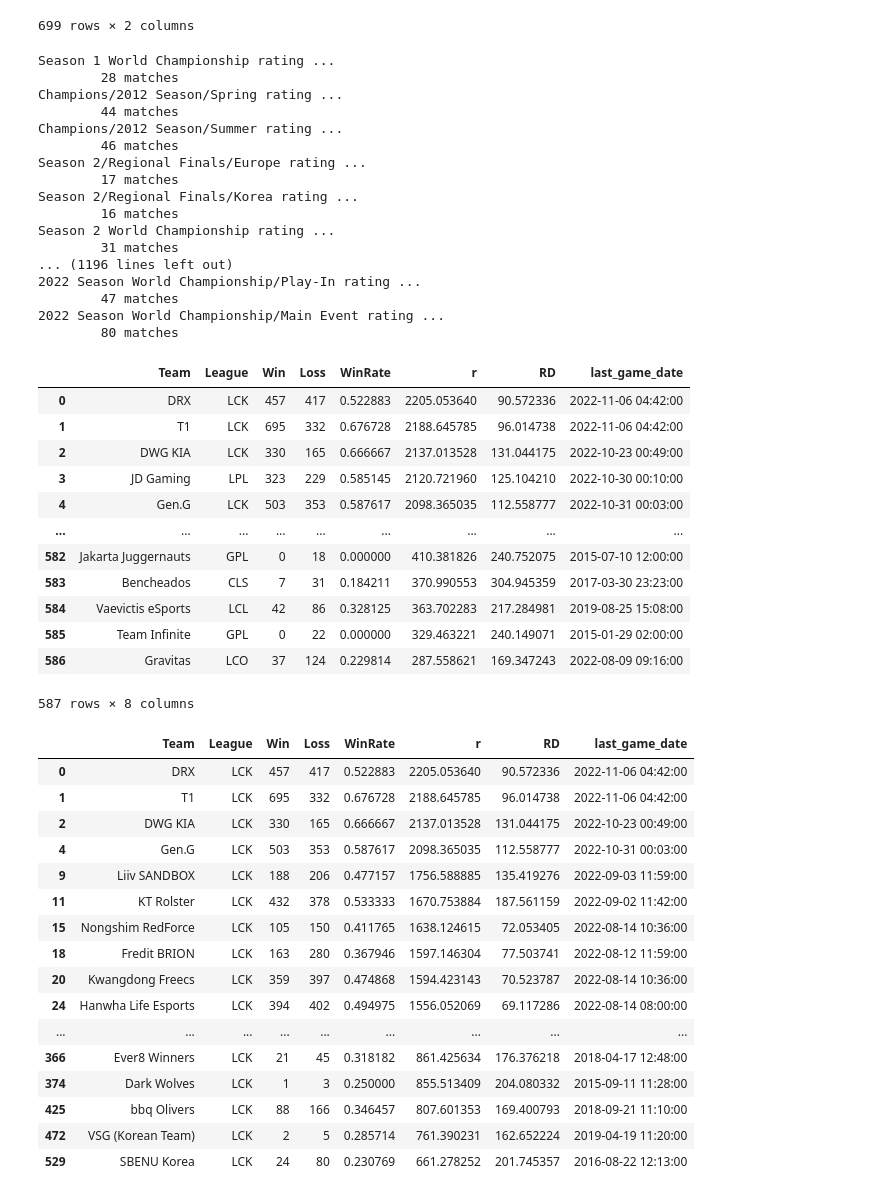
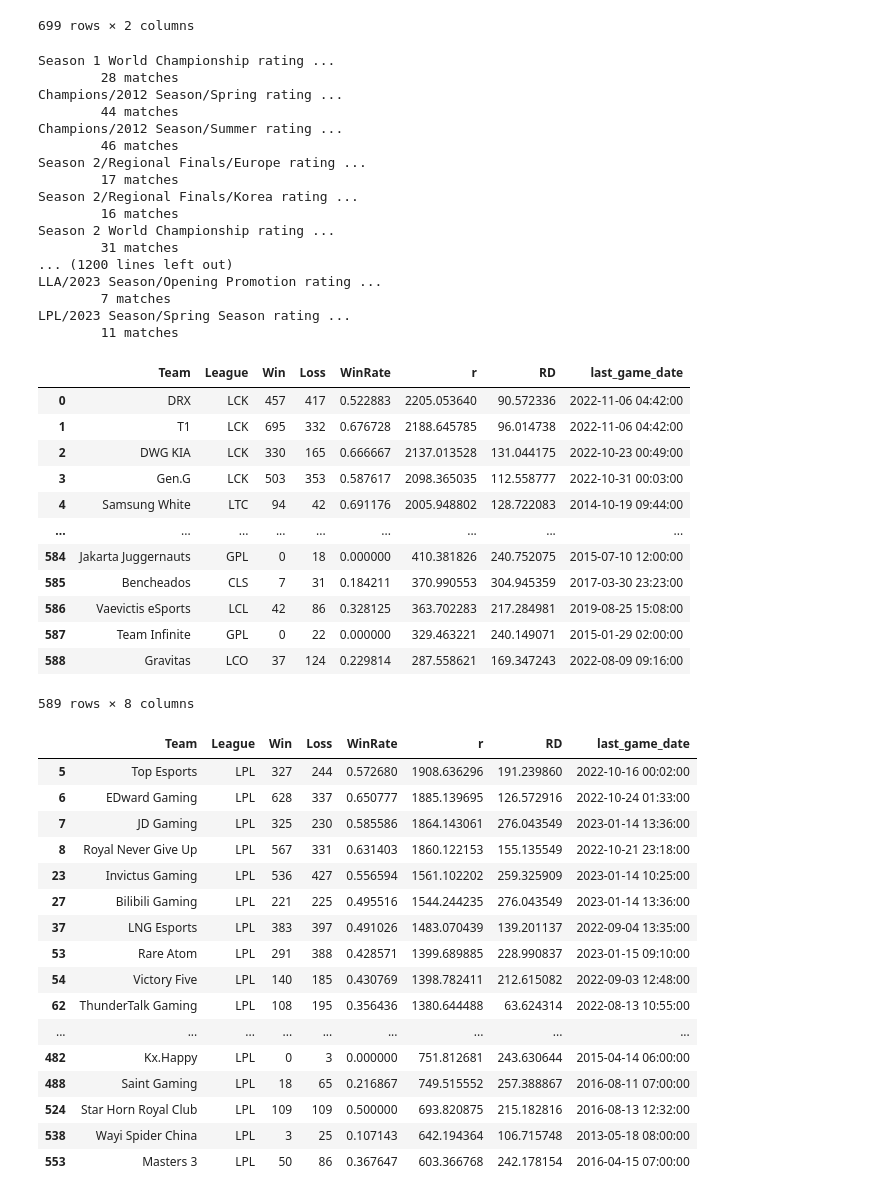
Before and after one commit to posky/LoL-Esports, a Jupyter notebook: glicko_rating_matches.ipynb, the cells around one changed output. Cells and saved outputs as stored; diff of their text form; code cells hidden in the pictures.

Commit message:
lolesports glicko rating

```diff
--- a/glicko_rating_matches.ipynb
+++ b/glicko_rating_matches.ipynb
@@ -207,7 +207,7 @@ teams_id
 699 rows × 2 columns
 # %%
 teams = {}
-for year in range(2011, 2023):
+for year in range(2011, 2024):
     tournaments = pd.read_csv(f'./csv/tournaments/{year}_tournaments.csv')
     scoreboard_games = pd.read_csv(f'./csv/scoreboard_games/{year}_scoreboard_games.csv')
     for page in tournaments['OverviewPage']:
@@ -256,11 +256,11 @@ Season 2/Regional Finals/Korea rating ...
         16 matches
 Season 2 World Championship rating ...
         31 matches
-... (1196 lines left out)
-2022 Season World Championship/Play-In rating ...
-        47 matches
-2022 Season World Championship/Main Event rating ...
-        80 matches
+... (1200 lines left out)
+LLA/2023 Season/Opening Promotion rating ...
+        7 matches
+LPL/2023 Season/Spring Season rating ...
+        11 matches
 # %%
 rating
 # %% [output]
@@ -268,32 +268,32 @@ rating
 | 0 | DRX | LCK | 457 | 417 | 0.522883 | 2205.053640 | 90.572336 | 2022-11-06 04:42:00 |
 | 1 | T1 | LCK | 695 | 332 | 0.676728 | 2188.645785 | 96.014738 | 2022-11-06 04:42:00 |
 | 2 | DWG KIA | LCK | 330 | 165 | 0.666667 | 2137.013528 | 131.044175 | 2022-10-23 00:49:00 |
-| 3 | JD Gaming | LPL | 323 | 229 | 0.585145 | 2120.721960 | 125.104210 | 2022-10-30 00:10:00 |
-| 4 | Gen.G | LCK | 503 | 353 | 0.587617 | 2098.365035 | 112.558777 | 2022-10-31 00:03:00 |
+| 3 | Gen.G | LCK | 503 | 353 | 0.587617 | 2098.365035 | 112.558777 | 2022-10-31 00:03:00 |
+| 4 | Samsung White | LTC | 94 | 42 | 0.691176 | 2005.948802 | 128.722083 | 2014-10-19 09:44:00 |
 | ... | ... | ... | ... | ... | ... | ... | ... | ... |
-| 582 | Jakarta Juggernauts | GPL | 0 | 18 | 0.000000 | 410.381826 | 240.752075 | 2015-07-10 12:00:00 |
-| 583 | Bencheados | CLS | 7 | 31 | 0.184211 | 370.990553 | 304.945359 | 2017-03-30 23:23:00 |
-| 584 | Vaevictis eSports | LCL | 42 | 86 | 0.328125 | 363.702283 | 217.284981 | 2019-08-25 15:08:00 |
-| 585 | Team Infinite | GPL | 0 | 22 | 0.000000 | 329.463221 | 240.149071 | 2015-01-29 02:00:00 |
-| 586 | Gravitas | LCO | 37 | 124 | 0.229814 | 287.558621 | 169.347243 | 2022-08-09 09:16:00 |
+| 584 | Jakarta Juggernauts | GPL | 0 | 18 | 0.000000 | 410.381826 | 240.752075 | 2015-07-10 12:00:00 |
+| 585 | Bencheados | CLS | 7 | 31 | 0.184211 | 370.990553 | 304.945359 | 2017-03-30 23:23:00 |
+| 586 | Vaevictis eSports | LCL | 42 | 86 | 0.328125 | 363.702283 | 217.284981 | 2019-08-25 15:08:00 |
+| 587 | Team Infinite | GPL | 0 | 22 | 0.000000 | 329.463221 | 240.149071 | 2015-01-29 02:00:00 |
+| 588 | Gravitas | LCO | 37 | 124 | 0.229814 | 287.558621 | 169.347243 | 2022-08-09 09:16:00 |
-587 rows × 8 columns
+589 rows × 8 columns
 # %%
-rating.loc[rating['League'] == 'LCK']
+rating.loc[rating['League'] == 'LPL']
 # %% [output]
 |  | Team | League | Win | Loss | WinRate | r | RD | last_game_date |
-| 0 | DRX | LCK | 457 | 417 | 0.522883 | 2205.053640 | 90.572336 | 2022-11-06 04:42:00 |
-| 1 | T1 | LCK | 695 | 332 | 0.676728 | 2188.645785 | 96.014738 | 2022-11-06 04:42:00 |
-| 2 | DWG KIA | LCK | 330 | 165 | 0.666667 | 2137.013528 | 131.044175 | 2022-10-23 00:49:00 |
-| 4 | Gen.G | LCK | 503 | 353 | 0.587617 | 2098.365035 | 112.558777 | 2022-10-31 00:03:00 |
-| 9 | Liiv SANDBOX | LCK | 188 | 206 | 0.477157 | 1756.588885 | 135.419276 | 2022-09-03 11:59:00 |
-| 11 | KT Rolster | LCK | 432 | 378 | 0.533333 | 1670.753884 | 187.561159 | 2022-09-02 11:42:00 |
-| 15 | Nongshim RedForce | LCK | 105 | 150 | 0.411765 | 1638.124615 | 72.053405 | 2022-08-14 10:36:00 |
-| 18 | Fredit BRION | LCK | 163 | 280 | 0.367946 | 1597.146304 | 77.503741 | 2022-08-12 11:59:00 |
-| 20 | Kwangdong Freecs | LCK | 359 | 397 | 0.474868 | 1594.423143 | 70.523787 | 2022-08-14 10:36:00 |
-| 24 | Hanwha Life Esports | LCK | 394 | 402 | 0.494975 | 1556.052069 | 69.117286 | 2022-08-14 08:00:00 |
+| 5 | Top Esports | LPL | 327 | 244 | 0.572680 | 1908.636296 | 191.239860 | 2022-10-16 00:02:00 |
+| 6 | EDward Gaming | LPL | 628 | 337 | 0.650777 | 1885.139695 | 126.572916 | 2022-10-24 01:33:00 |
+| 7 | JD Gaming | LPL | 325 | 230 | 0.585586 | 1864.143061 | 276.043549 | 2023-01-14 13:36:00 |
+| 8 | Royal Never Give Up | LPL | 567 | 331 | 0.631403 | 1860.122153 | 155.135549 | 2022-10-21 23:18:00 |
+| 23 | Invictus Gaming | LPL | 536 | 427 | 0.556594 | 1561.102202 | 259.325909 | 2023-01-14 10:25:00 |
+| 27 | Bilibili Gaming | LPL | 221 | 225 | 0.495516 | 1544.244235 | 276.043549 | 2023-01-14 13:36:00 |
+| 37 | LNG Esports | LPL | 383 | 397 | 0.491026 | 1483.070439 | 139.201137 | 2022-09-04 13:35:00 |
+| 53 | Rare Atom | LPL | 291 | 388 | 0.428571 | 1399.689885 | 228.990837 | 2023-01-15 09:10:00 |
+| 54 | Victory Five | LPL | 140 | 185 | 0.430769 | 1398.782411 | 212.615082 | 2022-09-03 12:48:00 |
+| 62 | ThunderTalk Gaming | LPL | 108 | 195 | 0.356436 | 1380.644488 | 63.624314 | 2022-08-13 10:55:00 |
 | ... | ... | ... | ... | ... | ... | ... | ... | ... |
-| 366 | Ever8 Winners | LCK | 21 | 45 | 0.318182 | 861.425634 | 176.376218 | 2018-04-17 12:48:00 |
-| 374 | Dark Wolves | LCK | 1 | 3 | 0.250000 | 855.513409 | 204.080332 | 2015-09-11 11:28:00 |
-| 425 | bbq Olivers | LCK | 88 | 166 | 0.346457 | 807.601353 | 169.400793 | 2018-09-21 11:10:00 |
-| 472 | VSG (Korean Team) | LCK | 2 | 5 | 0.285714 | 761.390231 | 162.652224 | 2019-04-19 11:20:00 |
-| 529 | SBENU Korea | LCK | 24 | 80 | 0.230769 | 661.278252 | 201.745357 | 2016-08-22 12:13:00 |
+| 482 | Kx.Happy | LPL | 0 | 3 | 0.000000 | 751.812681 | 243.630644 | 2015-04-14 06:00:00 |
+| 488 | Saint Gaming | LPL | 18 | 65 | 0.216867 | 749.515552 | 257.388867 | 2016-08-11 07:00:00 |
+| 524 | Star Horn Royal Club | LPL | 109 | 109 | 0.500000 | 693.820875 | 215.182816 | 2016-08-13 12:32:00 |
+| 538 | Wayi Spider China | LPL | 3 | 25 | 0.107143 | 642.194364 | 106.715748 | 2013-05-18 08:00:00 |
+| 553 | Masters 3 | LPL | 50 | 86 | 0.367647 | 603.366768 | 242.178154 | 2016-04-15 07:00:00 |
```
Also changed, not shown: parts of 2 cells of this notebook.
